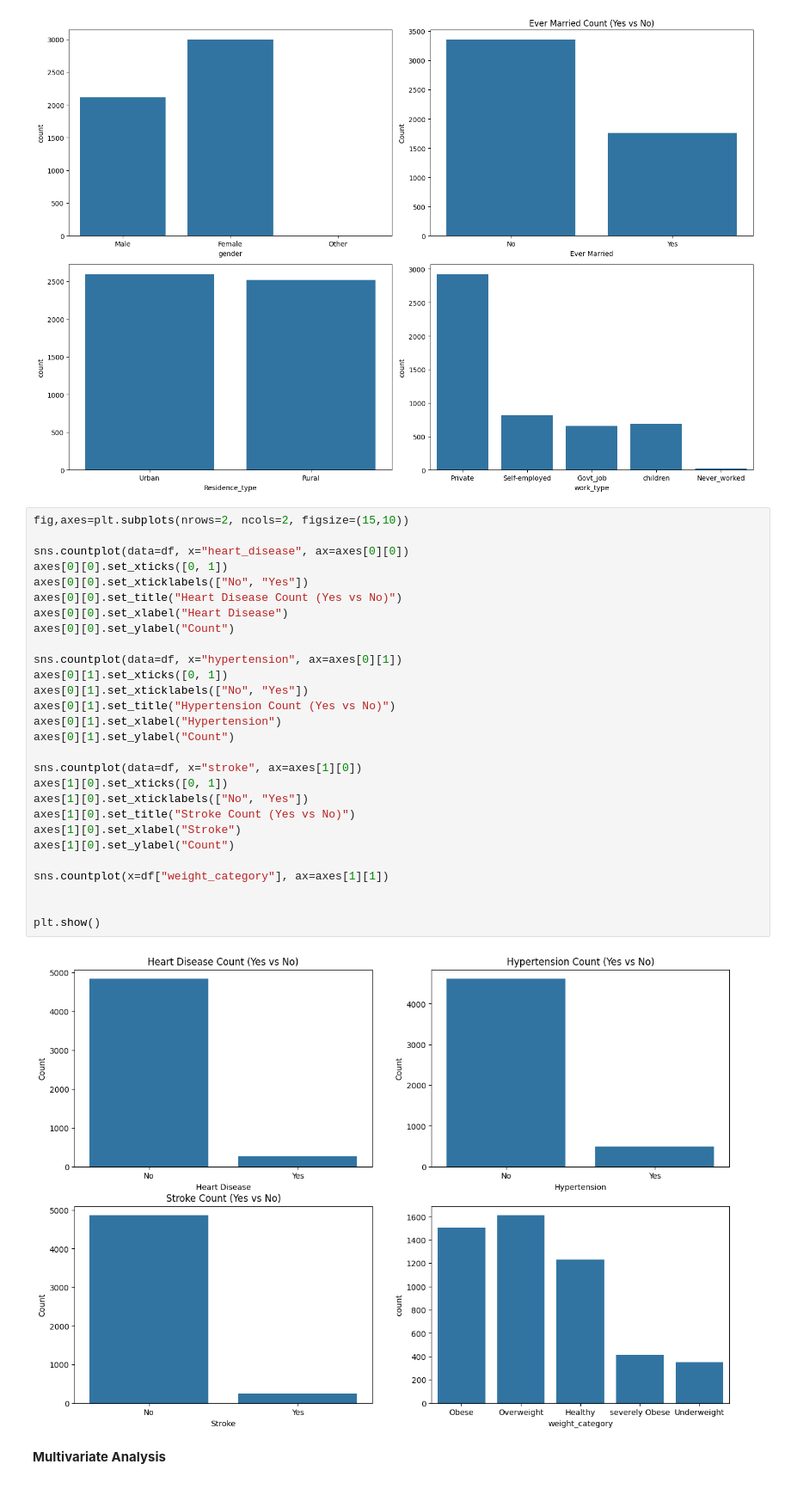
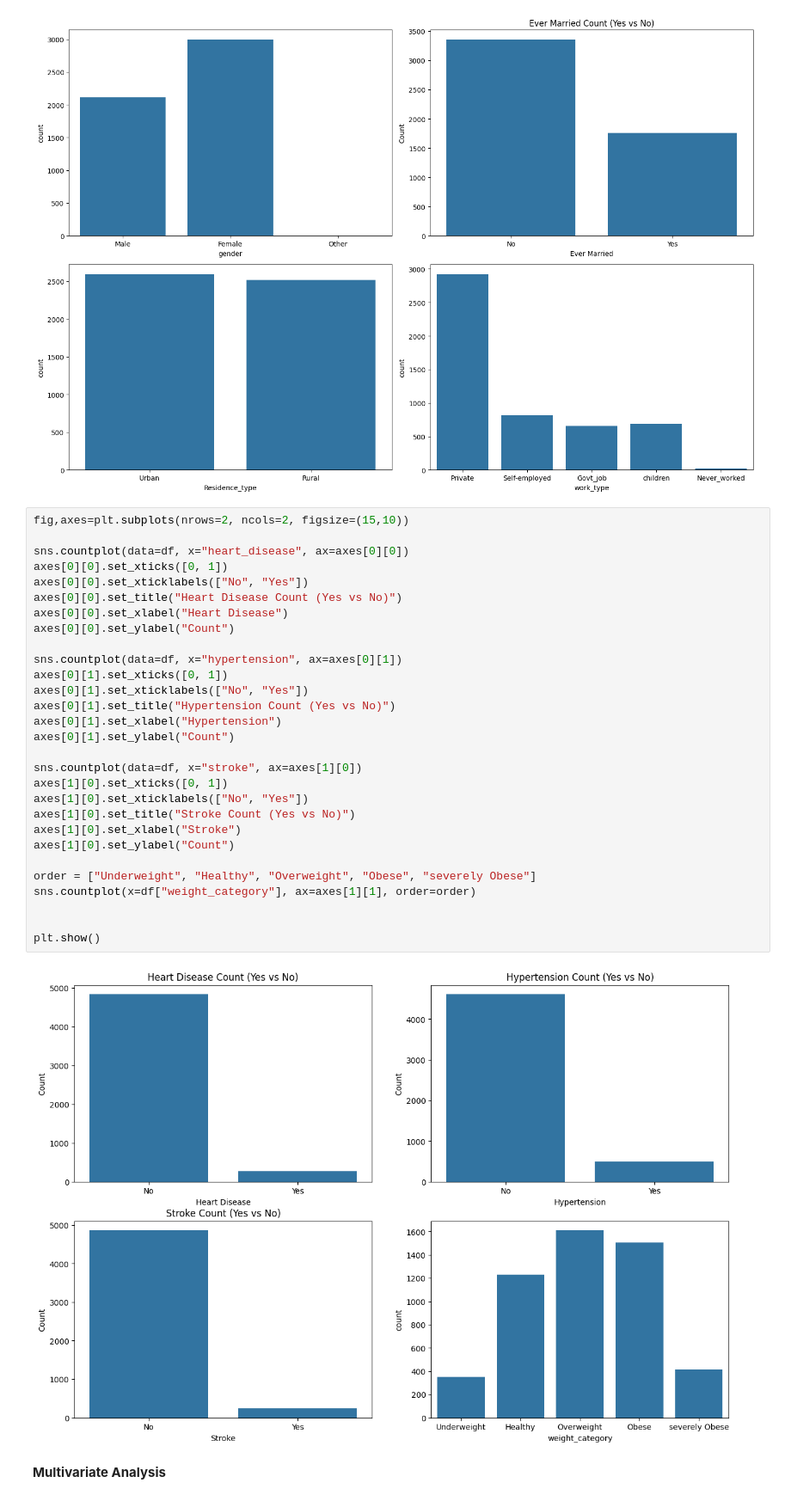
Before and after one commit to Lailah-Idrees/DA2_Assessment, a Jupyter notebook: jupyter_notebooks/Data_Visualisation.ipynb, the cells around one changed output. Shown at 86% size. Drawn from its saved outputs; the diff is of its cells as text.

```diff
--- a/jupyter_notebooks/Data_Visualisation.ipynb
+++ b/jupyter_notebooks/Data_Visualisation.ipynb
@@ -135,32 +135,33 @@ plt.show()
 # %%
 fig,axes=plt.subplots(nrows=2, ncols=2, figsize=(15,10))
 
 sns.countplot(data=df, x="heart_disease", ax=axes[0][0])
 axes[0][0].set_xticks([0, 1])
 axes[0][0].set_xticklabels(["No", "Yes"])
 axes[0][0].set_title("Heart Disease Count (Yes vs No)")
 axes[0][0].set_xlabel("Heart Disease")
 axes[0][0].set_ylabel("Count")
 
 sns.countplot(data=df, x="hypertension", ax=axes[0][1])
 axes[0][1].set_xticks([0, 1])
 axes[0][1].set_xticklabels(["No", "Yes"])
 axes[0][1].set_title("Hypertension Count (Yes vs No)")
 axes[0][1].set_xlabel("Hypertension")
 axes[0][1].set_ylabel("Count")
 
 sns.countplot(data=df, x="stroke", ax=axes[1][0])
 axes[1][0].set_xticks([0, 1])
 axes[1][0].set_xticklabels(["No", "Yes"])
 axes[1][0].set_title("Stroke Count (Yes vs No)")
 axes[1][0].set_xlabel("Stroke")
 axes[1][0].set_ylabel("Count")
 
-sns.countplot(x=df["weight_category"], ax=axes[1][1])
+order = ["Underweight", "Healthy", "Overweight", "Obese", "severely Obese"]
+sns.countplot(x=df["weight_category"], ax=axes[1][1], order=order)
 
 
 plt.show()
 # %% [output]
-[figure, old version]
+[figure, new version]
 # %% [markdown]
 **Multivariate Analysis**
```
Also changed, not shown: parts of 12 cells of this notebook.
